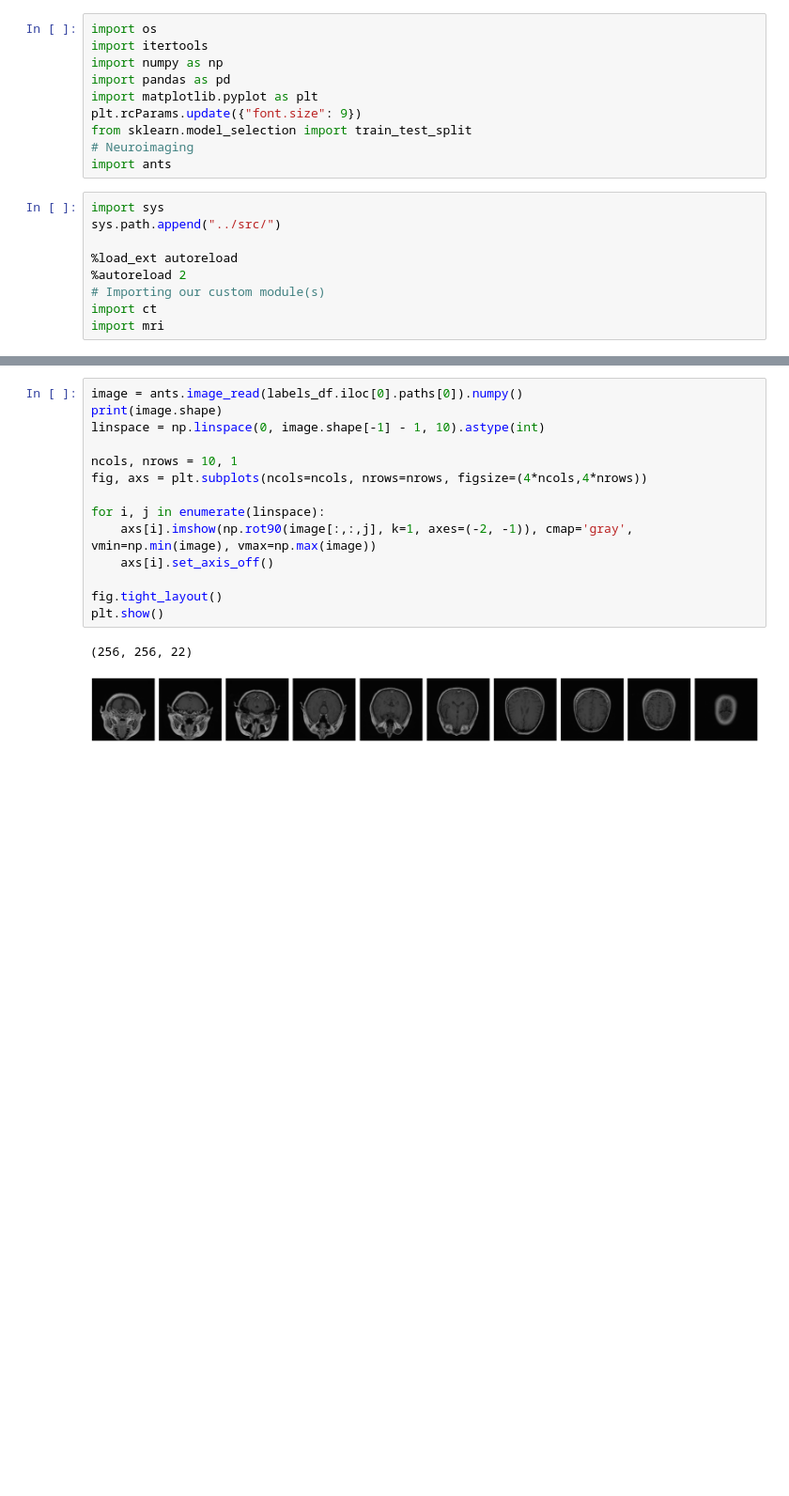
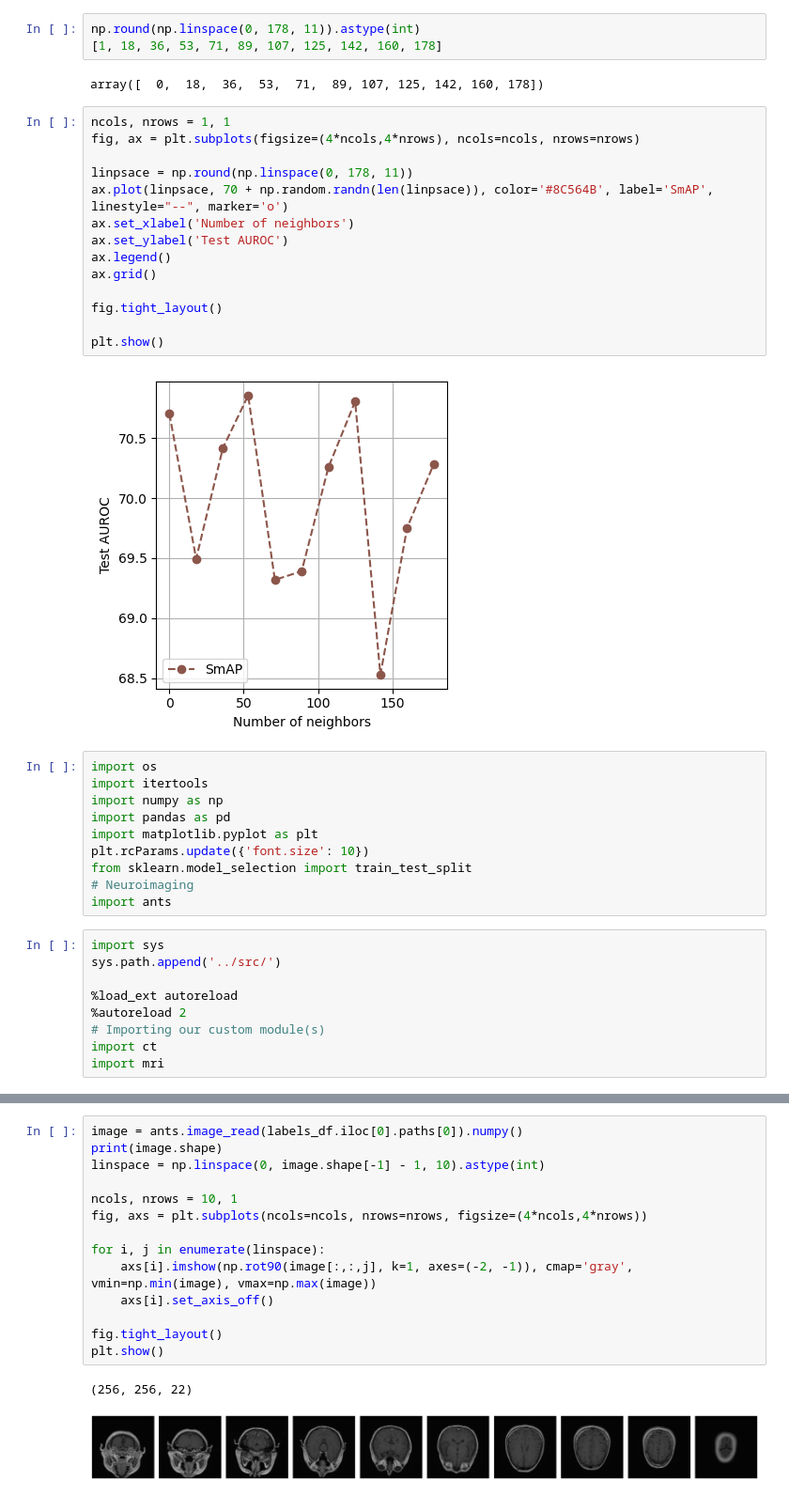
Before and after one commit to ethanharvey98/pooling, a Jupyter notebook: notebooks/kpsc_mri.ipynb, the cells around one changed output, grey strips where cells are left out. Shown at 94% size. Drawn from its saved outputs; the diff is of its cells as text; blank space fills up the shorter version.

```diff
--- a/notebooks/kpsc_mri.ipynb
+++ b/notebooks/kpsc_mri.ipynb
@@ -1,16 +32,37 @@
+# %%
+np.round(np.linspace(0, 178, 11)).astype(int)
+[1, 18, 36, 53, 71, 89, 107, 125, 142, 160, 178]
+# %% [output]
+array([  0,  18,  36,  53,  71,  89, 107, 125, 142, 160, 178])
+# %%
+ncols, nrows = 1, 1
+fig, ax = plt.subplots(figsize=(4*ncols,4*nrows), ncols=ncols, nrows=nrows)
+
+linpsace = np.round(np.linspace(0, 178, 11))
+ax.plot(linpsace, 70 + np.random.randn(len(linpsace)), color='#8C564B', label='SmAP', linestyle="--", marker='o')
+ax.set_xlabel('Number of neighbors')
+ax.set_ylabel('Test AUROC')
+ax.legend()
+ax.grid()
+
+fig.tight_layout()
+
+plt.show()
+# %% [output]
+[figure, added]
 # %%
 import os
 import itertools
 import numpy as np
 import pandas as pd
 import matplotlib.pyplot as plt
-plt.rcParams.update({"font.size": 9})
+plt.rcParams.update({'font.size': 10})
 from sklearn.model_selection import train_test_split
 # Neuroimaging
 import ants
 # %%
 import sys
-sys.path.append("../src/")
+sys.path.append('../src/')
 
 %load_ext autoreload
 %autoreload 2
```
Also changed, not shown: parts of 19 cells of this notebook, 31 other files.
